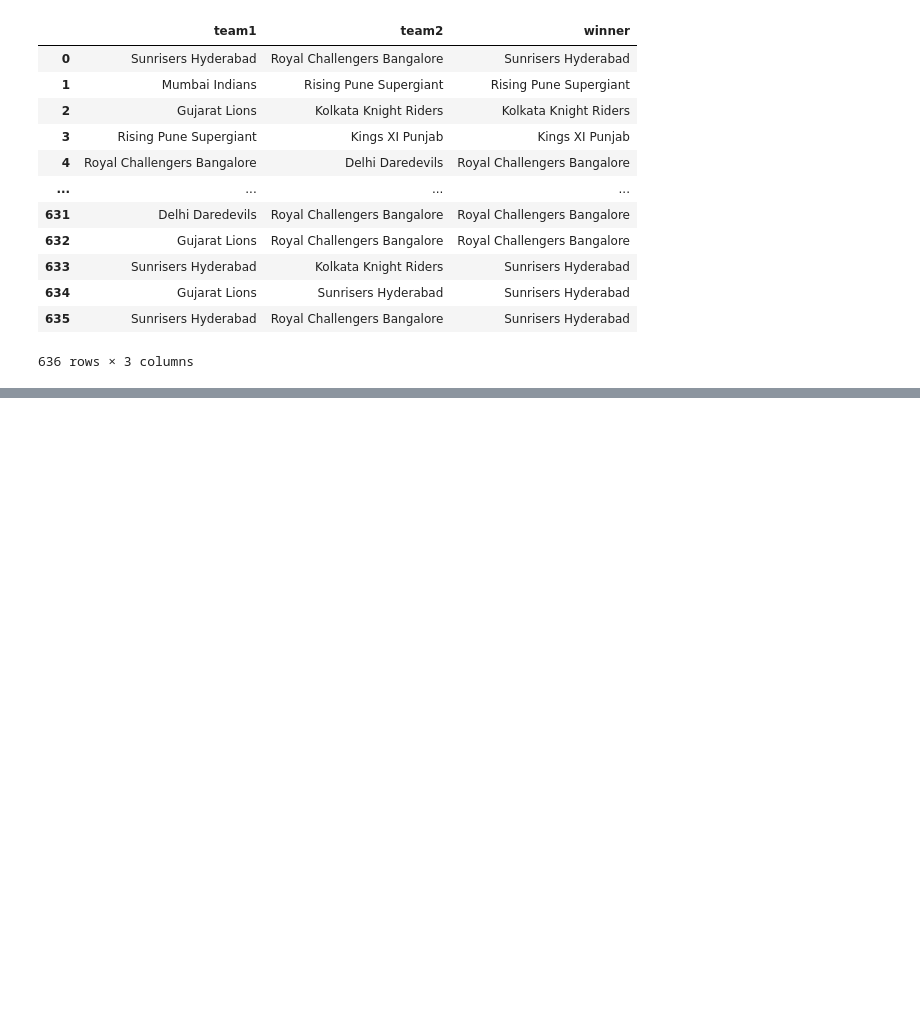
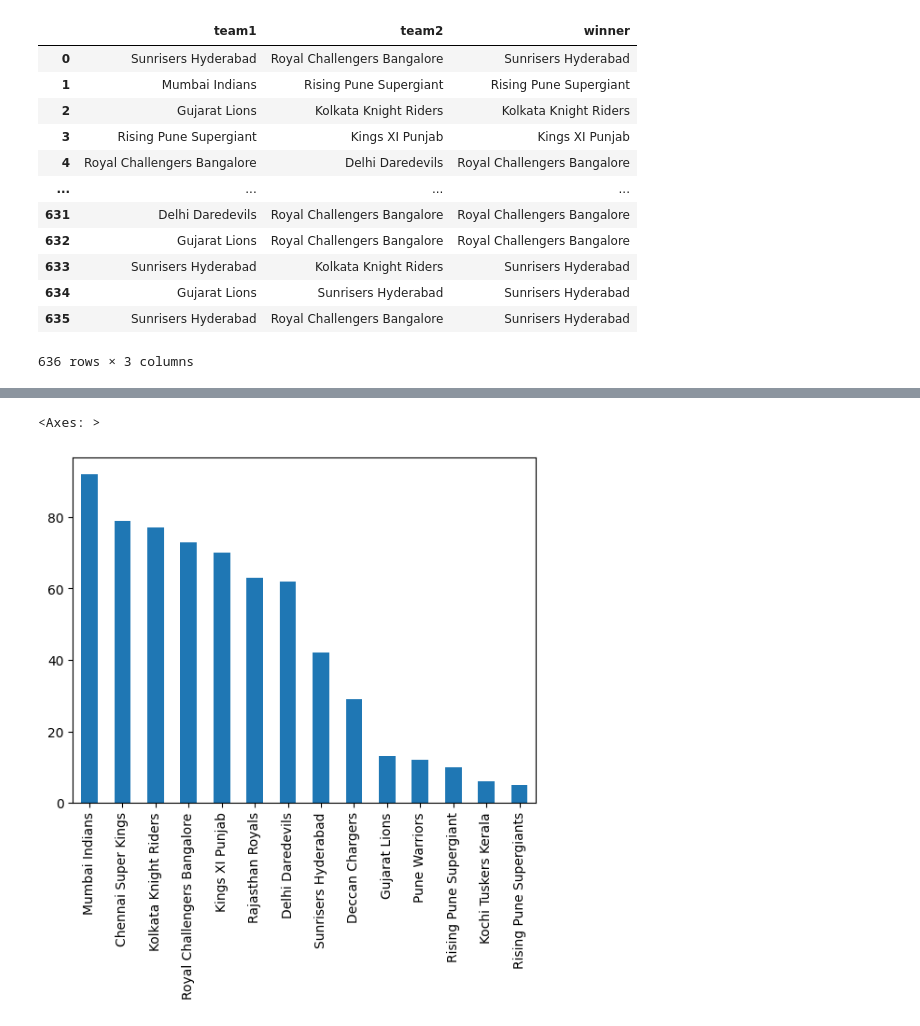
Before and after one commit to Radhe3108/Pandas, a Jupyter notebook: pandas_tutoorial.ipynb, the cells around one changed output, grey strips where cells are left out. Saved outputs shown, nothing was run; the diff lists cells and outputs as text; code cells hidden in the pictures; blank space fills up the shorter version.

```diff
--- a/pandas_tutoorial.ipynb
+++ b/pandas_tutoorial.ipynb
@@ -131,0 +236,5 @@ data[['team1','team2','winner']]
+# %%
+data['winner'].value_counts().plot(kind='bar')
+# %% [output]
+<Axes: >
+[figure, added]
```
Also changed, not shown: parts of 65 cells of this notebook.
